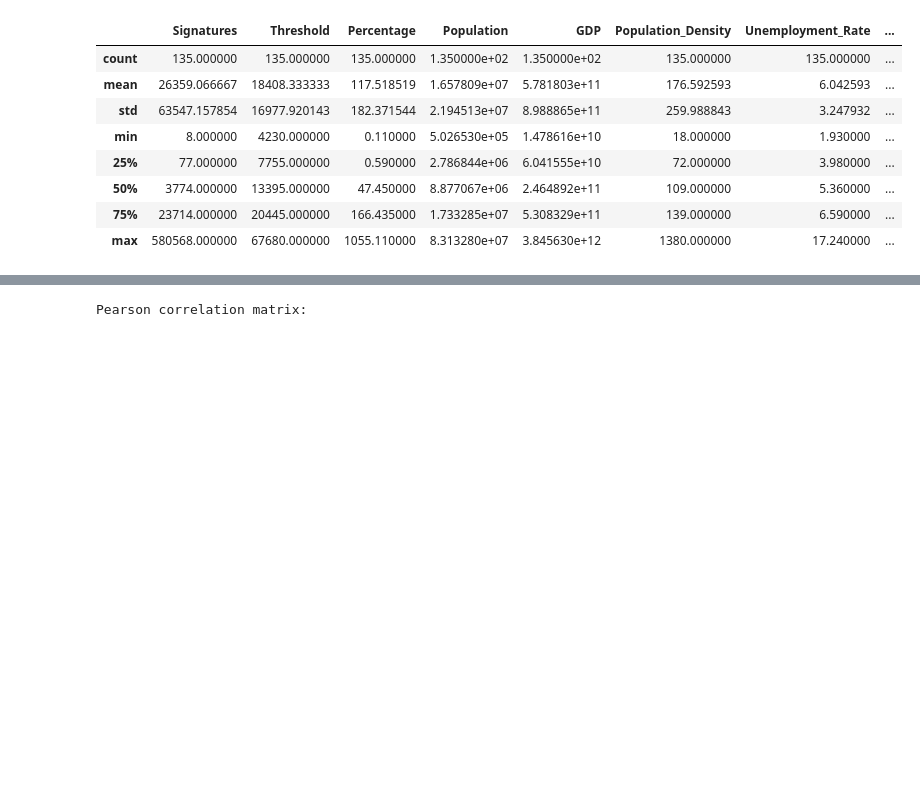
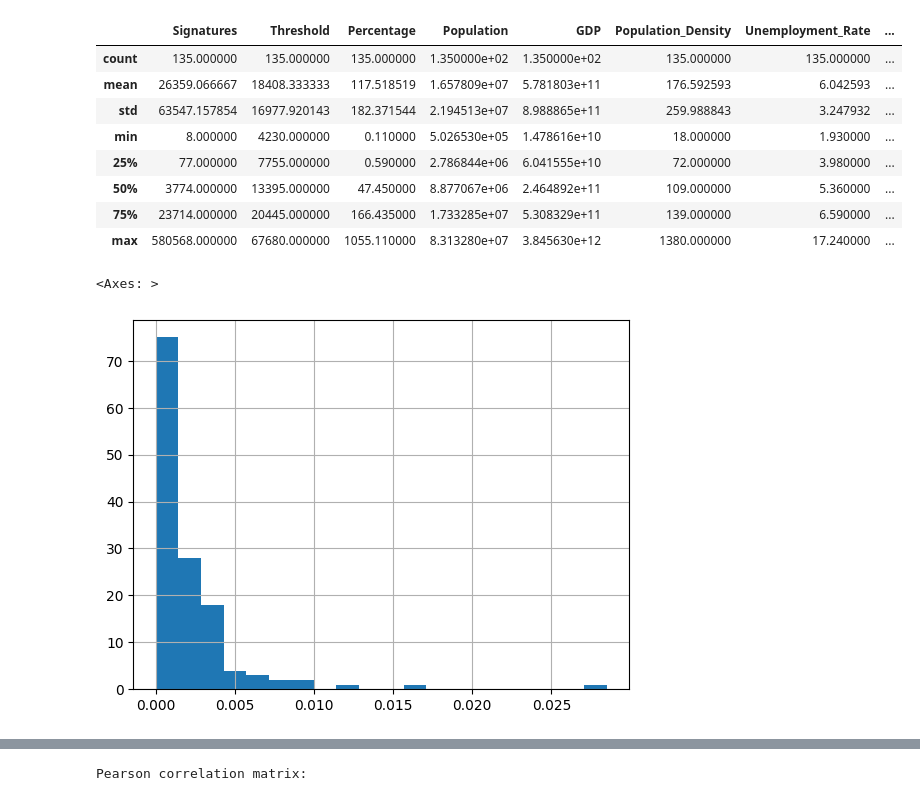
Before and after one commit to Matthew-Riddell/MSc-Dissertation, a Jupyter notebook: notebooks/data-exploration.ipynb, the cells around one changed output, grey strips where cells are left out. Saved outputs shown, nothing was run; the diff lists cells and outputs as text; code cells hidden in the pictures; blank space fills up the shorter version.

```diff
--- a/notebooks/data-exploration.ipynb
+++ b/notebooks/data-exploration.ipynb
@@ -75,3 +75,10 @@ merged_data.describe()
 | 50% | 3774.000000 | 13395.000000 | 47.450000 | 8.877067e+06 | 2.464892e+11 | 109.000000 | 5.360000 | ... |
 | 75% | 23714.000000 | 20445.000000 | 166.435000 | 1.733285e+07 | 5.308329e+11 | 139.000000 | 6.590000 | ... |
 | max | 580568.000000 | 67680.000000 | 1055.110000 | 8.313280e+07 | 3.845630e+12 | 1380.000000 | 17.240000 | ... |
+# %%
+merged_data["Signatures_Per_Capita"].hist(
+    bins=20
+)
+# %% [output]
+<Axes: >
+[figure, added]
```
Also changed, not shown: parts of 24 cells of this notebook.
